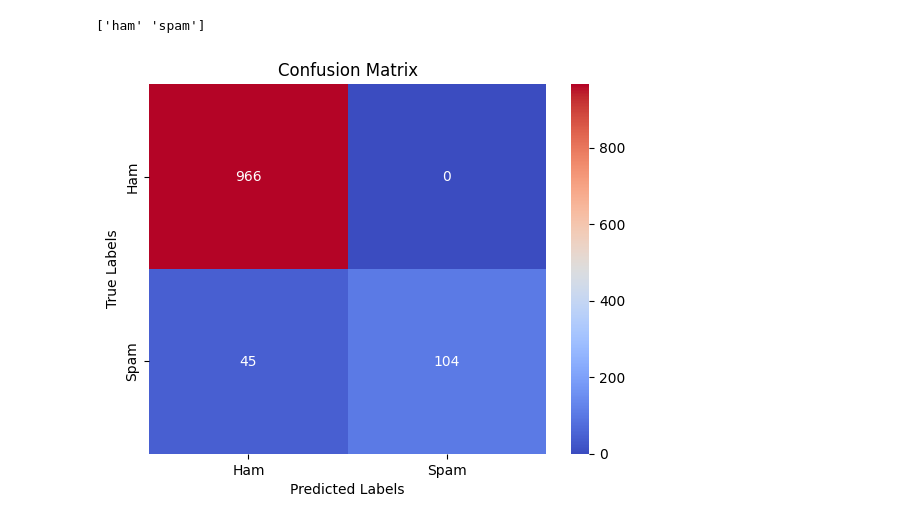
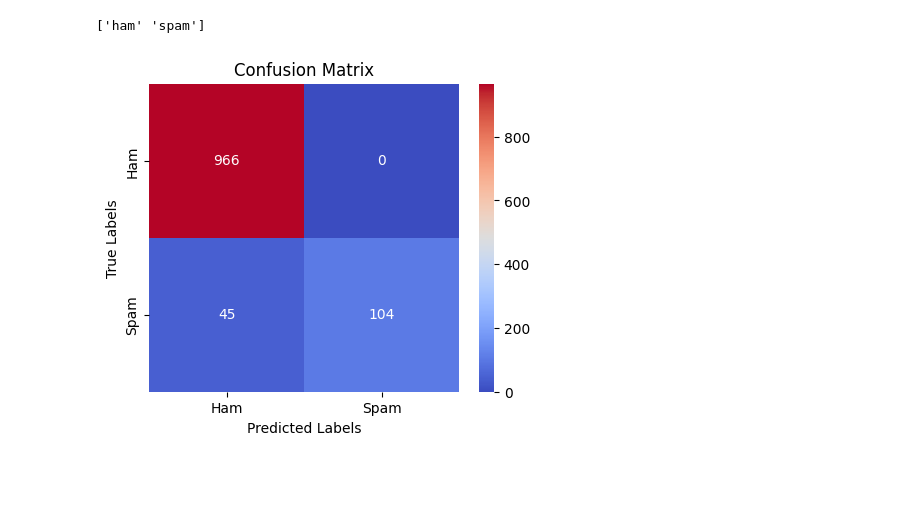
Before and after one commit to TonyMar5/SMS-Spam-Classifier, a Jupyter notebook: notebooks/EDA.ipynb, the cells around one changed output. Drawn from its saved outputs; the diff is of its cells as text; code cells hidden in the pictures; blank space fills up the shorter version.

Commit message:
Plot changes

```diff
--- a/notebooks/EDA.ipynb
+++ b/notebooks/EDA.ipynb
@@ -30,16 +30,17 @@ print(loaded_model.classes_)
 ['ham' 'spam']
 # %%
 # Setting up heatmap
+plt.figure(figsize=(5, 4))
 sns.heatmap(cm, fmt='d', annot=True, cmap='coolwarm', yticklabels=['Ham', 'Spam'], xticklabels=['Ham', 'Spam'])
 plt.title('Confusion Matrix')
 plt.xlabel('Predicted Labels')
 plt.ylabel('True Labels')
 
 # Saving heatmap
-plt.savefig("Confusion-Matrix", dpi=300)
+plt.savefig("Confusion-Matrix",  dpi=300)
 plt.show()
 # %% [output]
-[figure, old version]
+[figure, new version]
 # %%
 # Extracting features' index
 features_weight = loaded_model.coef_[0] # 1D array
```
Also changed, not shown: parts of 1 cell of this notebook, 2 other files.
